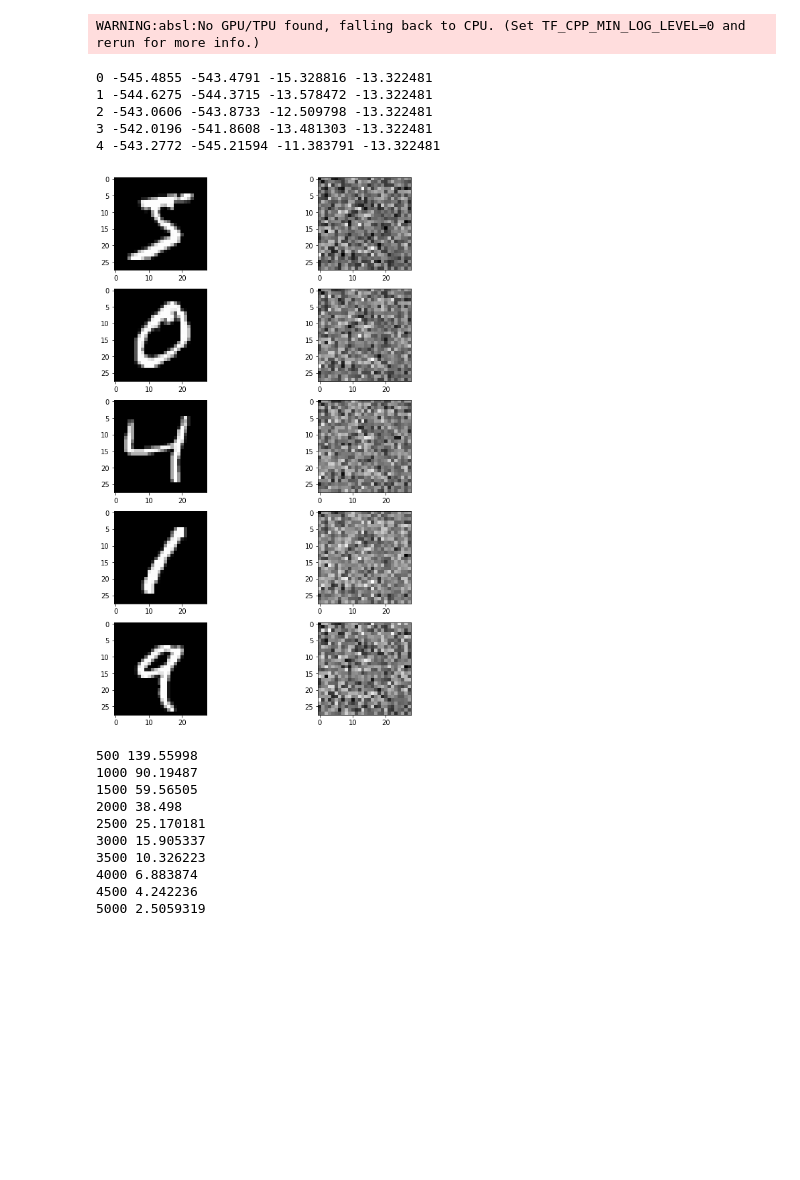
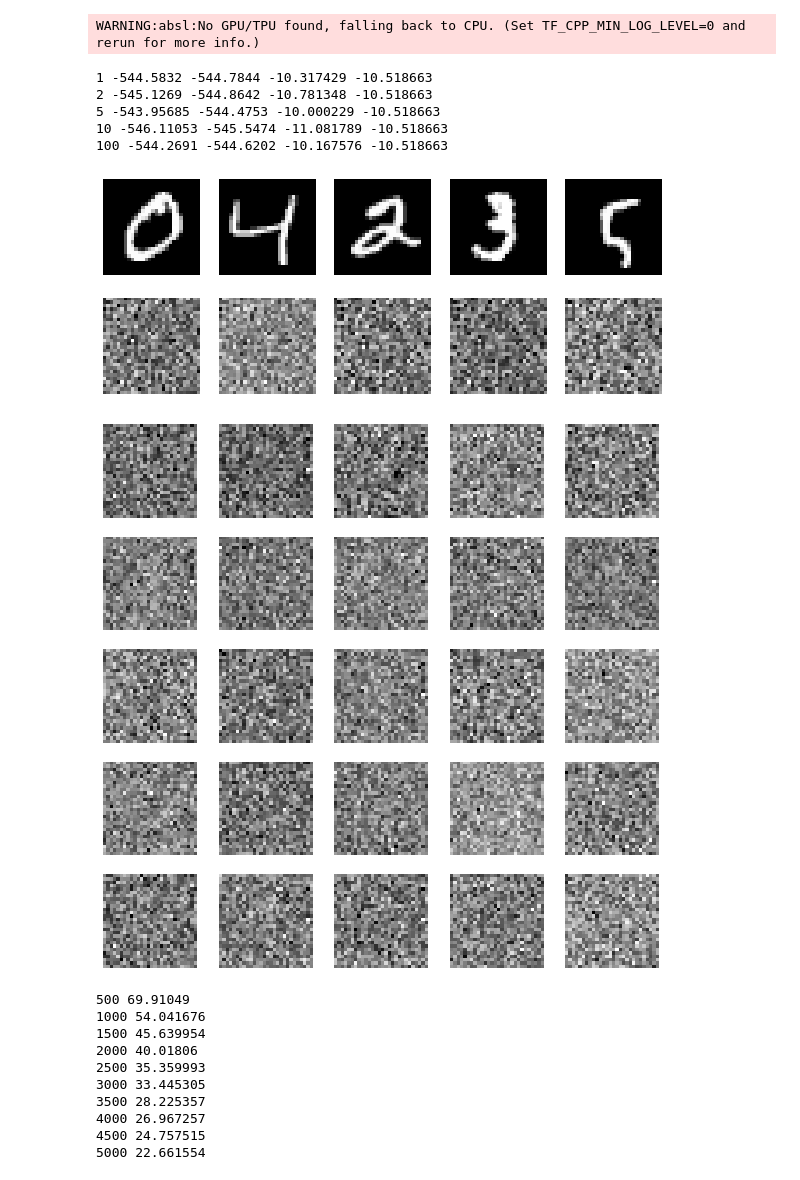
Before and after one commit to ATML-2022-Group6/inference-suboptimality, a Jupyter notebook: test_vae.ipynb, the cells around one changed output. Cells and saved outputs as stored; diff of their text form; code cells hidden in the pictures; blank space fills up the shorter version.

Commit message:
More visualisation

```diff
--- a/test_vae.ipynb
+++ b/test_vae.ipynb
@@ -35,7 +37,7 @@ WARNING:absl:No GPU/TPU found, falling back to CPU. (Set TF_CPP_MIN_LOG_LEVEL=0
 
 batch_size = 32
 train_x = mnist["train_x"]
-train_n = 100 # len(train_x)
+train_n = 1000 # len(train_x)
 
 num_batches = train_n // batch_size
 train_batches = []
@@ -45,34 +47,54 @@ for i in range(num_batches):
 train_batches = jnp.array(train_batches)
 # %%
 hps = HyperParams(encoder_width = 100, decoder_width = 100, latent_size = 10)
-init_vae, run_vae = build_vae(hps)
+init_vae, run_vae, sample_vae = build_vae(hps)
 # %%
-def evaluate_idxs(params, idxs, rng):
-  plt.figure(figsize=(10,30))
-  for idx in idxs:
+def visualise_recons(params, rng=random.PRNGKey(0)):
+  indices = [1, 2, 5, 10, 100]
+  plt.figure(figsize=(2 * len(indices), 2 * 2))
+  for i, idx in enumerate(indices):
     img = mnist["train_x"][idx]
     elbo, logits, logpx, logpz, logqz = run_vae(params, img, rng=rng)
     recon = 1 / (1 + jnp.exp(-logits))
 
     print(idx, elbo, logpx, logpz, logqz)
 
-    plt.subplot(len(idxs)*2, 2, idx*2+1)
+    plt.subplot(2, len(indices), i+1)
     plt.imshow(np.array(img).reshape((28, 28)), cmap="gray")
+    plt.axis("off")
 
-    plt.subplot(len(idxs)*2, 2, idx*2+2)
+    plt.subplot(2, len(indices), i+1+len(indices))
     plt.imshow(np.array(recon).reshape((28, 28)), cmap="gray")
+    plt.axis("off")
+
+def visualise_latent(params, rng=random.PRNGKey(0)):
+  n_rows = 5
+  n_cols = 5
+  plt.figure(figsize=(n_rows * 2, n_cols * 2))
+  for r in range(n_rows):
+    for c in range(n_cols):
+      recon = sample_vae(params, random.fold_in(rng, r * n_cols + c))
+      plt.subplot(n_rows, n_cols, r * n_cols + c + 1)
+      plt.imshow(np.array(recon).reshape((28, 28)), cmap="gray")
+      plt.axis("off")
+      plt.axis("tight")
+      plt.axis("image")
 # %%
 init_rng = random.PRNGKey(0)
-_, init_params = init_vae(rng=init_rng, input_shape=(28 * 28,))
+init_params = init_vae(rng=init_rng, input_shape=(28 * 28,))
-# %%
-evaluate_idxs(init_params, range(5), rng=random.PRNGKey(2))
-# %% [output]
-0 -545.4855 -543.4791 -15.328816 -13.322481
-1 -544.6275 -544.3715 -13.578472 -13.322481
-2 -543.0606 -543.8733 -12.509798 -13.322481
-3 -542.0196 -541.8608 -13.481303 -13.322481
-4 -543.2772 -545.21594 -11.383791 -13.322481
-[figure, removed]
+# %%
+visualise_recons(init_params)
+# %% [output]
+1 -544.5832 -544.7844 -10.317429 -10.518663
+2 -545.1269 -544.8642 -10.781348 -10.518663
+5 -543.95685 -544.4753 -10.000229 -10.518663
+10 -546.11053 -545.5474 -11.081789 -10.518663
+100 -544.2691 -544.6202 -10.167576 -10.518663
+[figure, added]
+# %%
+visualise_latent(init_params)
+# %% [output]
+[figure, added]
 # %%
 opt_init, opt_update, get_params = optimizers.adam(step_size=1e-4, eps=1e-4)
 
@@ -103,19 +125,19 @@ def run_epoch(epoch, rng, opt_state):
 num_epochs = 5000
 opt_state = opt_init(init_params)
 rng = random.PRNGKey(0)
-for epoch in range(1, num_epochs+1):
+for epoch in trange(1, num_epochs+1):
   rng, epoch_rng = random.split(rng)
   opt_state, loss = run_epoch(epoch-1, rng, opt_state)
   if epoch % 500 == 0:
     print(epoch, loss)
 # %% [output]
-500 139.55998
-1000 90.19487
-1500 59.56505
-2000 38.498
-2500 25.170181
-3000 15.905337
-3500 10.326223
-4000 6.883874
-4500 4.242236
-5000 2.5059319
+500 69.91049
+1000 54.041676
+1500 45.639954
+2000 40.01806
+2500 35.359993
+3000 33.445305
+3500 28.225357
+4000 26.967257
+4500 24.757515
+5000 22.661554
```
Also changed, not shown: parts of 4 cells of this notebook, 2 other files.
